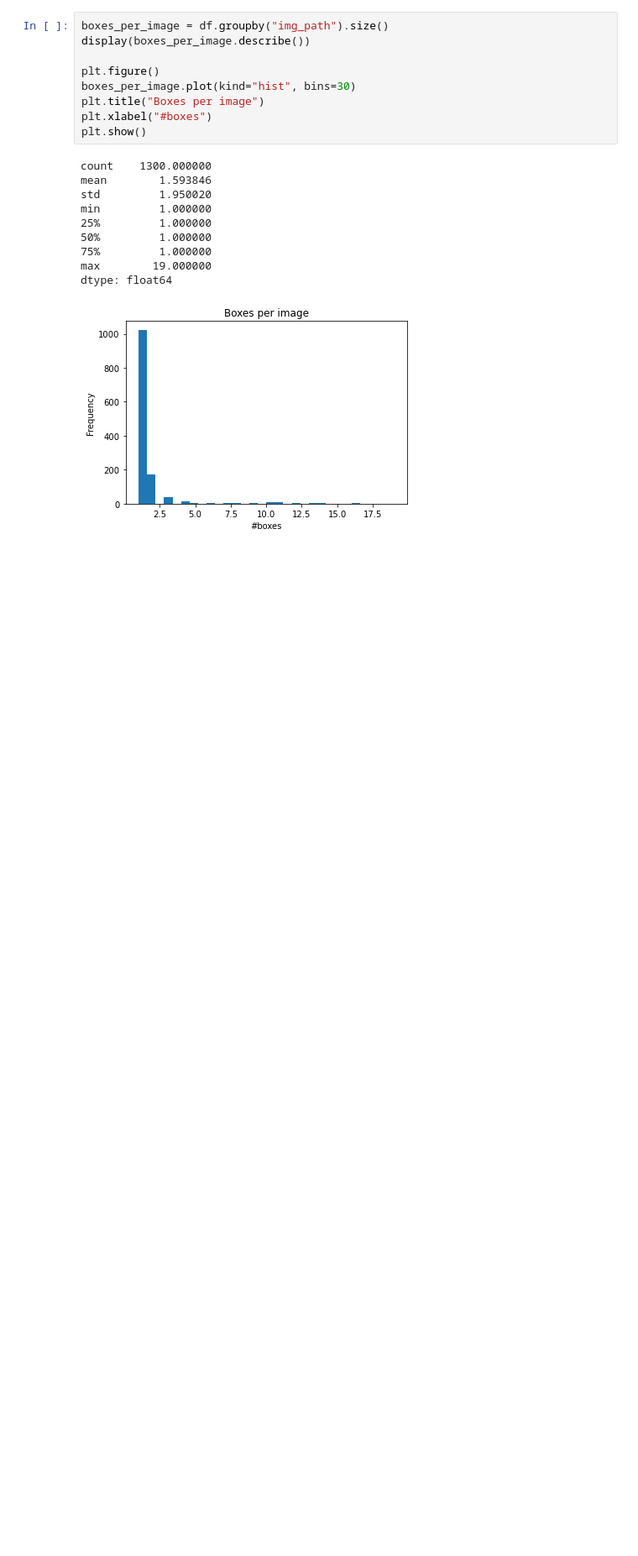
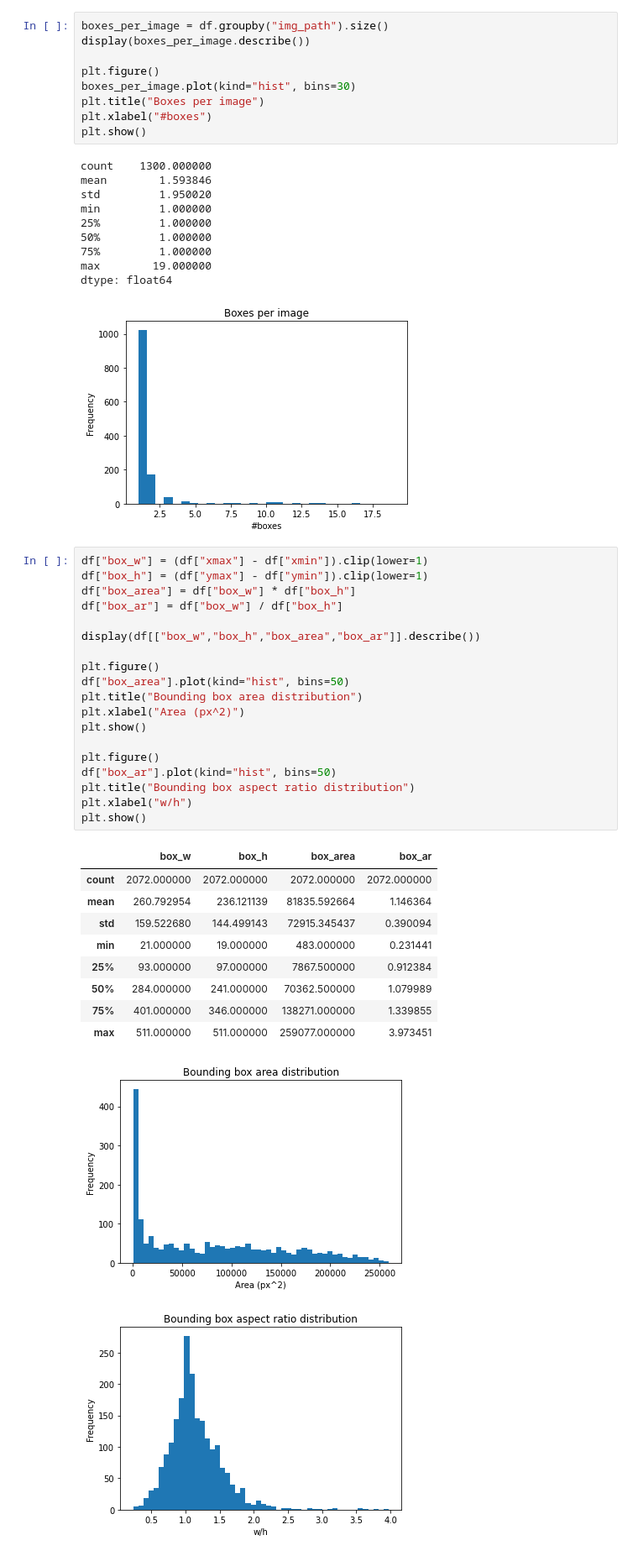
Before and after one commit to WePsychology/AI-Weed-Detection, a Jupyter notebook: ai-weed-detection.ipynb, the cells around one changed output. Shown at 84% size. Saved outputs shown, nothing was run; the diff lists cells and outputs as text; blank space fills up the shorter version.

Commit message:
Bounding box statistics

```diff
--- a/ai-weed-detection.ipynb
+++ b/ai-weed-detection.ipynb
@@ -217,3 +217,34 @@ min         1.000000
 max        19.000000
 dtype: float64
 [figure]
+# %%
+df["box_w"] = (df["xmax"] - df["xmin"]).clip(lower=1)
+df["box_h"] = (df["ymax"] - df["ymin"]).clip(lower=1)
+df["box_area"] = df["box_w"] * df["box_h"]
+df["box_ar"] = df["box_w"] / df["box_h"]
+
+display(df[["box_w","box_h","box_area","box_ar"]].describe())
+
+plt.figure()
+df["box_area"].plot(kind="hist", bins=50)
+plt.title("Bounding box area distribution")
+plt.xlabel("Area (px^2)")
+plt.show()
+
+plt.figure()
+df["box_ar"].plot(kind="hist", bins=50)
+plt.title("Bounding box aspect ratio distribution")
+plt.xlabel("w/h")
+plt.show()
+# %% [output]
+|  | box_w | box_h | box_area | box_ar |
+| count | 2072.000000 | 2072.000000 | 2072.000000 | 2072.000000 |
+| mean | 260.792954 | 236.121139 | 81835.592664 | 1.146364 |
+| std | 159.522680 | 144.499143 | 72915.345437 | 0.390094 |
+| min | 21.000000 | 19.000000 | 483.000000 | 0.231441 |
+| 25% | 93.000000 | 97.000000 | 7867.500000 | 0.912384 |
+| 50% | 284.000000 | 241.000000 | 70362.500000 | 1.079989 |
+| 75% | 401.000000 | 346.000000 | 138271.000000 | 1.339855 |
+| max | 511.000000 | 511.000000 | 259077.000000 | 3.973451 |
+[figure, added]
+[figure, added]
```
Also changed, not shown: parts of 1 cell of this notebook.
